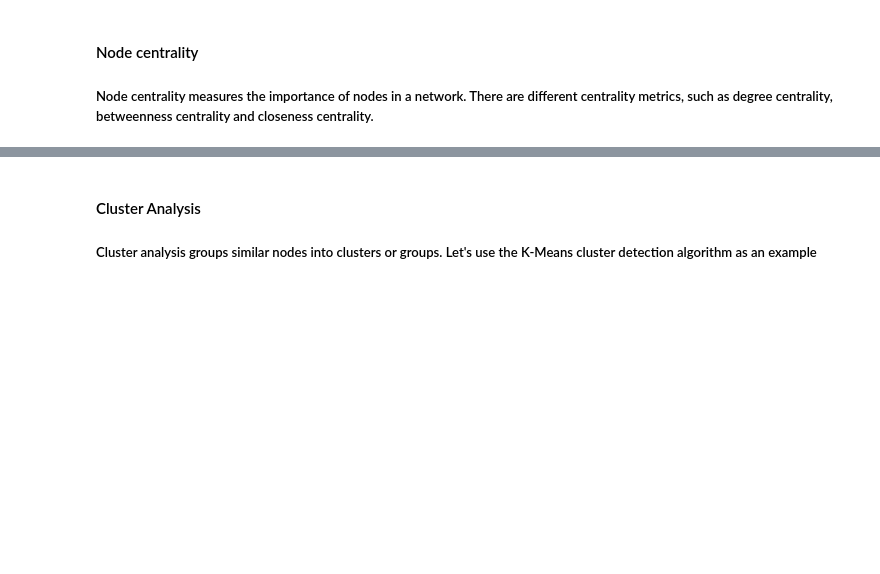
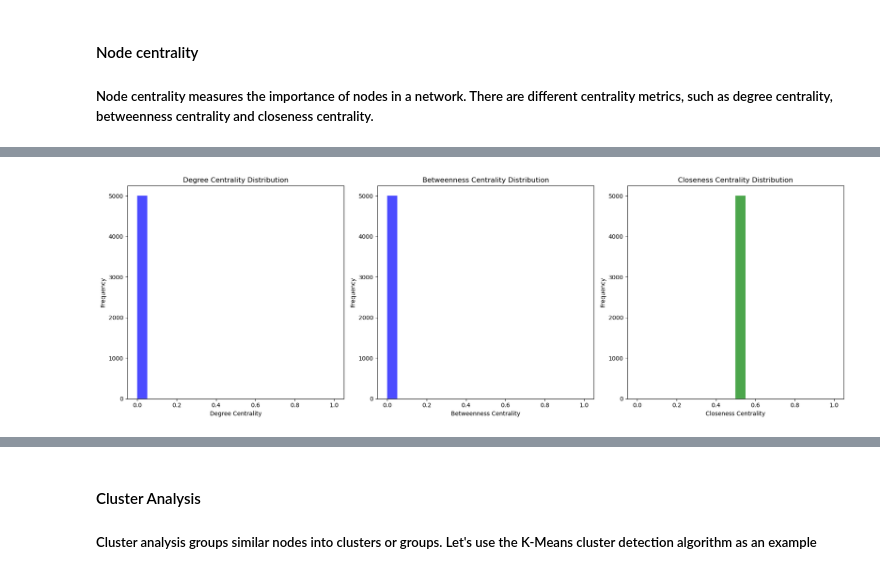
Before and after one commit to PPortela00/Recommendation-System---, a Jupyter notebook: RS&SNA/notebook.ipynb, the cells around one changed output, grey strips where cells are left out. Cells and saved outputs as stored; diff of their text form; code cells hidden in the pictures; blank space fills up the shorter version.

```diff
--- a/RS&SNA/notebook.ipynb
+++ b/RS&SNA/notebook.ipynb
@@ -524,9 +616,11 @@ for node, community_id in communities.items():
 #### Node centrality
 ##### Node centrality measures the importance of nodes in a network. There are different centrality metrics, such as degree centrality, betweenness centrality and closeness centrality.
 # %%
-# Calculate the degree centrality for each node
+# Calculate centrality measures (e.g., degree centrality, betweenness centrality and closeness centrality)
 degree_centrality = nx.degree_centrality(G)
+betweenness_centrality = nx.betweenness_centrality(G)
+closeness_centrality = nx.closeness_centrality(G)
 
-# Display the degree centrality for each node
-for node, centrality in degree_centrality.items():
-    print(f"Node {node} has degree centrality {centrality}")
+# Display these centrality measures for each node
+for node, degree, betweenness, closeness in zip(G.nodes(), degree_centrality.values(), betweenness_centrality.values(), closeness_centrality.values()):
+    print(f"Node {node} - Degree Centrality: {degree}, Betweenness Centrality: {betweenness}, Closeness Centrality: {closeness}")
@@ -532,0 +645,29 @@ for node, centrality in degree_centrality.items():
+# %%
+# Create histograms or scatter plots to visualize the centrality measures
+plt.figure(figsize=(18, 6))  # Ajuste o tamanho da figura conforme necessário
+
+# Degree Centrality
+plt.subplot(1, 3, 1)  # Uma linha, três colunas, primeiro gráfico
+plt.hist(degree_centrality.values(), bins=20, alpha=0.7, color='b')
+plt.xlabel('Degree Centrality')
+plt.ylabel('Frequency')
+plt.title('Degree Centrality Distribution')
+
+# Betweenness Centrality
+plt.subplot(1, 3, 2)  # Uma linha, três colunas, segundo gráfico
+plt.hist(betweenness_centrality.values(), bins=20, alpha=0.7, color='b')
+plt.xlabel('Betweenness Centrality')
+plt.ylabel('Frequency')
+plt.title('Betweenness Centrality Distribution')
+
+# Closeness Centrality
+plt.subplot(1, 3, 3)  # Uma linha, três colunas, terceiro gráfico
+plt.hist(closeness_centrality.values(), bins=20, alpha=0.7, color='g')
+plt.xlabel('Closeness Centrality')
+plt.ylabel('Frequency')
+plt.title('Closeness Centrality Distribution')
+
+plt.tight_layout()
+plt.show()
+# %% [output]
+[figure, added]
```
Also changed, not shown: parts of 17 cells of this notebook.
